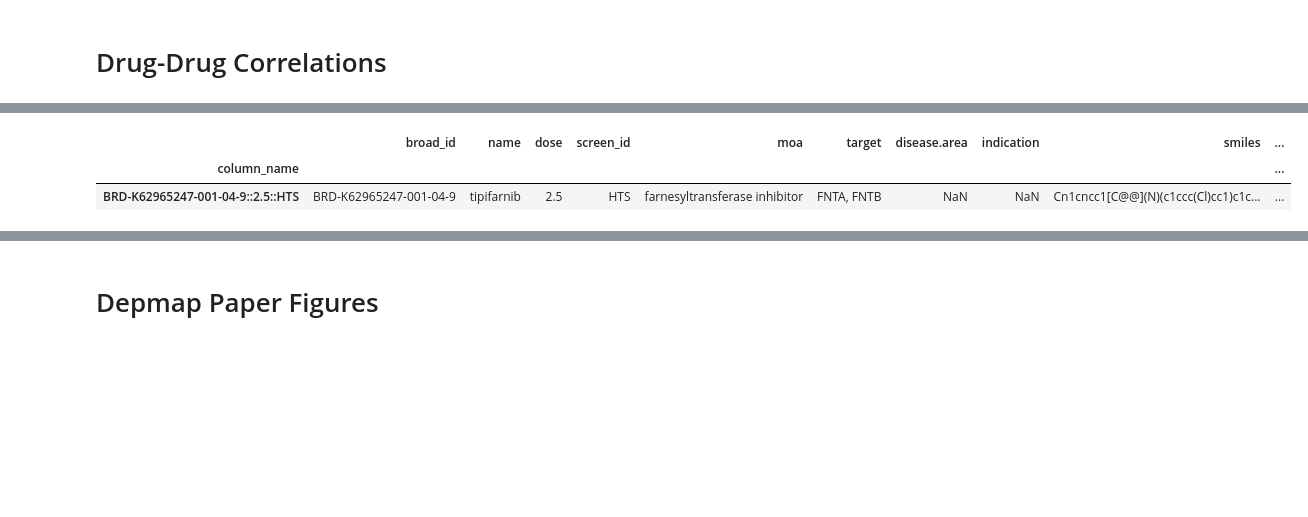
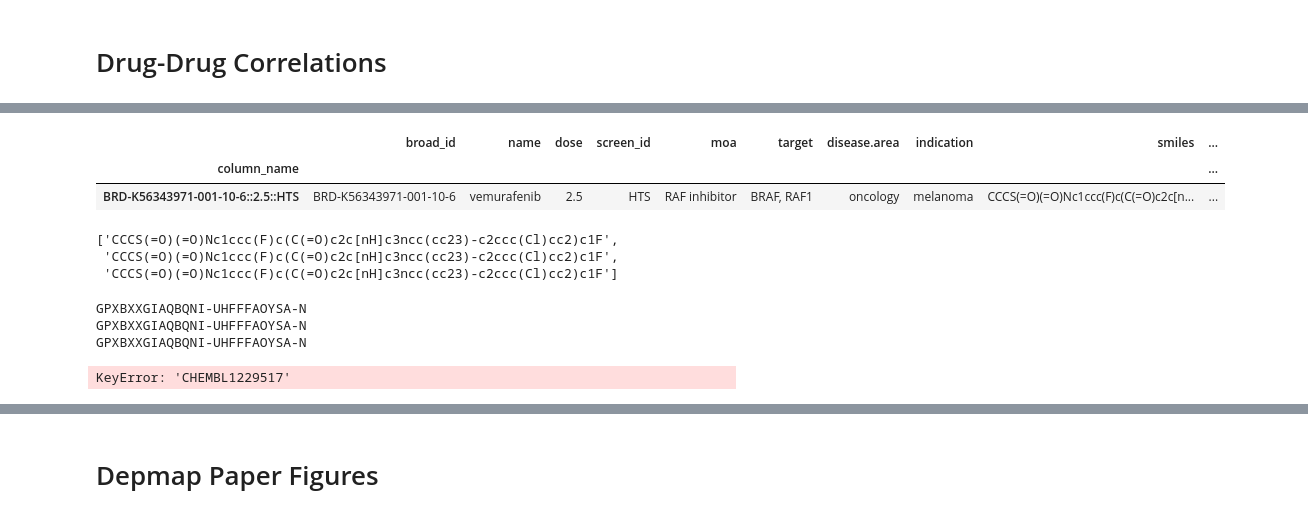
Before and after one commit to johnbachman/depmap_analysis, a Jupyter notebook: notebooks/Biomarkers of Dependency.ipynb, the cells around one changed output, grey strips where cells are left out. Drawn from its saved outputs; the diff is of its cells as text; code cells hidden in the pictures; blank space fills up the shorter version.

```diff
--- a/notebooks/Biomarkers of Dependency.ipynb
+++ b/notebooks/Biomarkers of Dependency.ipynb
@@ -360,6 +531,6 @@ drug_name = 'tipifarnib'
 # %%
-drug_info_df[drug_info_df['name'] == 'tipifarnib']
+drug_info_df[drug_info_df['name'] == 'vemurafenib']
 # %% [output]
 |  | broad_id | name | dose | screen_id | moa | target | disease.area | indication | smiles | ... |
 | column_name |  |  |  |  |  |  |  |  |  | ... |
-| BRD-K62965247-001-04-9::2.5::HTS | BRD-K62965247-001-04-9 | tipifarnib | 2.5 | HTS | farnesyltransferase inhibitor | FNTA, FNTB | NaN | NaN | Cn1cncc1[C@@](N)(c1ccc(Cl)cc1)c1c... | ... |
+| BRD-K56343971-001-10-6::2.5::HTS | BRD-K56343971-001-10-6 | vemurafenib | 2.5 | HTS | RAF inhibitor | BRAF, RAF1 | oncology | melanoma | CCCS(=O)(=O)Nc1ccc(F)c(C(=O)c2c[n... | ... |
@@ -366 +539,19 @@ drug_info_df[drug_info_df['name'] == 'tipifarnib']
+# %%
+sm
+# %% [output]
+['CCCS(=O)(=O)Nc1ccc(F)c(C(=O)c2c[nH]c3ncc(cc23)-c2ccc(Cl)cc2)c1F',
+ 'CCCS(=O)(=O)Nc1ccc(F)c(C(=O)c2c[nH]c3ncc(cc23)-c2ccc(Cl)cc2)c1F',
+ 'CCCS(=O)(=O)Nc1ccc(F)c(C(=O)c2c[nH]c3ncc(cc23)-c2ccc(Cl)cc2)c1F']
+# %%
+for s in sm:
+    ik = depmap_smiles_to_ik[s]
+    print(ik)
+# %% [output]
+GPXBXXGIAQBQNI-UHFFFAOYSA-N
+GPXBXXGIAQBQNI-UHFFFAOYSA-N
+GPXBXXGIAQBQNI-UHFFFAOYSA-N
+# %%
+chembl_to_inchi['CHEMBL1229517']
+# %% [output]
+KeyError: 'CHEMBL1229517'
 # %%
```
Also changed, not shown: parts of 31 cells of this notebook.
